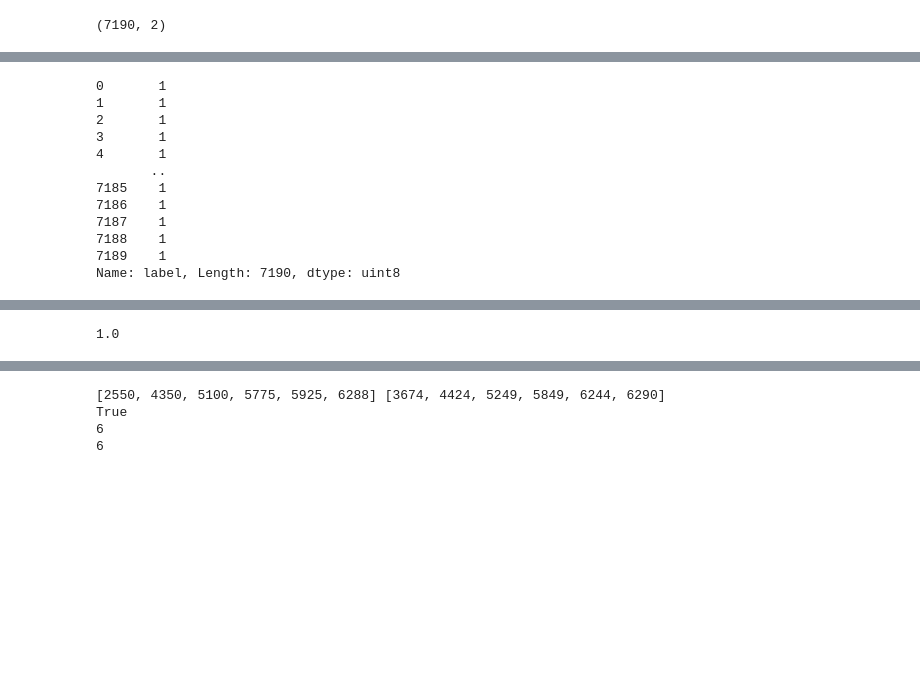
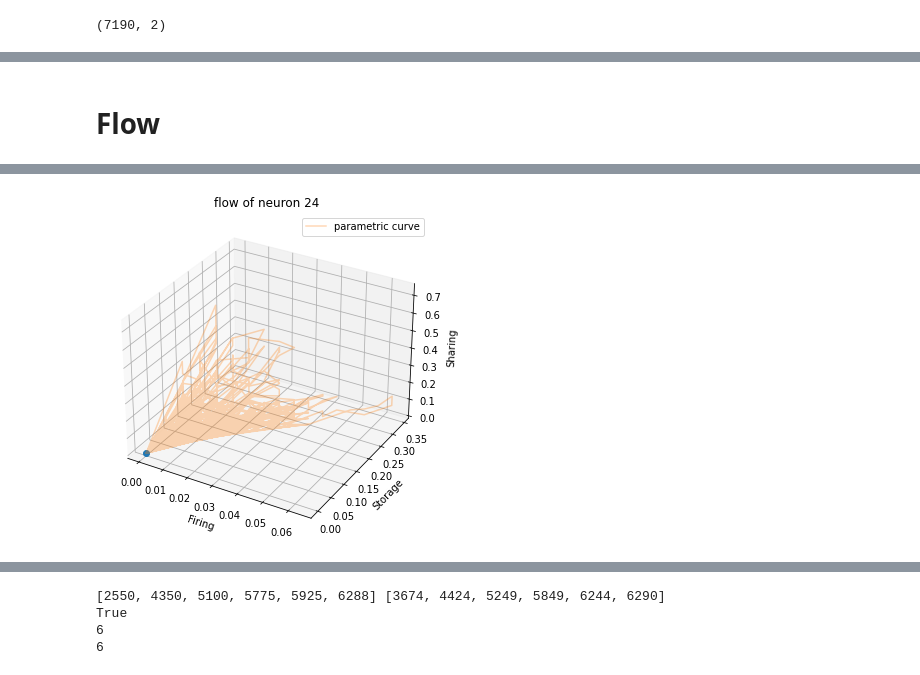
Before and after one commit to Benjamin-Wkd/Network-Graph-Analysis, a Jupyter notebook: load Matlab struct.ipynb, the cells around one changed output, grey strips where cells are left out. Drawn from its saved outputs; the diff is of its cells as text; code cells hidden in the pictures; blank space fills up the shorter version.

Commit message:
flow in video with time and state

```diff
--- a/load Matlab struct.ipynb
+++ b/load Matlab struct.ipynb
@@ -754,6 +752,11 @@ print(tsne_result.shape) # (nwin, n_components)
 # Plot the result of our TSNE with the label color coded
 # A lot of the stuff here is about making the plot look pretty and not TSNE
 label = spec
+label_spec = nwin*[0]
+for time in range(nwin):
+  if label==1: label_spec[time] = 'Theta'
+  else : label_spec[time] = 'SWS'
+
 tsne_result_df = pd.DataFrame({'tsne_1': tsne_result[:,1], 'tsne_2': tsne_result[:,0], 'label': label})
 fig, ax = plt.subplots(figsize=(10,6))
 sns.scatterplot(x='tsne_1', y='tsne_2', hue='label', data=tsne_result_df, ax=ax, s=12, palette = sns.color_palette(n_colors=len(np.unique(label))), legend=['THE', 'SO'])
@@ -766,19 +769,6 @@ ax.legend(bbox_to_anchor=(1.05, 1), loc=2, borderaxespad=0.0)
 # %% [output]
 <matplotlib.legend.Legend at 0x...>
 [interactive output not drawn]
-# %%
-tsne_result_df['label']
-# %% [output]
-0       1
-1       1
-2       1
-3       1
-4       1
-       ..
-7185    1
-7186    1
-7187    1
-7188    1
-7189    1
-Name: label, Length: 7190, dtype: uint8
+# %% [markdown]
+# Flow
 # %%
@@ -869,28 +864,48 @@ No handles with labels found to put in legend.
 <matplotlib.legend.Legend at 0x...>
 [interactive output not drawn]
 # %%
+# Animated flow
+
 import matplotlib.animation as animation
+# from IPython import display
+plt.rcParams['animation.ffmpeg_path'] = '/mnt/c/Users/waked/ffmpeg/bin/ffmpeg.exe'
 
-fig = plt.figure()
+label_spec = nwin*[0]
+for time in range(nwin):
+  if spec[time]==1: label_spec[time] = 'Theta'
+  else : label_spec[time] = 'SWS'
+
+n = 24 # chosen neuron
+
+fig = plt.figure(figsize=(15,6))
 ax = fig.add_subplot(projection='3d')
 
 # create the parametric curve
-x=Firing[:,1]
-y=Storage[:,1]
-z=InDegs[:,1]
+x=Firing[:,n]
+y=Storage[:,n]
+z=InDegs[:,n]
+time_text = ax.text(0, 0, 0, '', transform=ax.transAxes)
+state_text = ax.text(0, 0, -.5, '', transform=ax.transAxes)
 
 # create the first plot
 point, = ax.plot([x[0]], [y[0]], [z[0]], 'o')
+time_text.set_text('')
+state_text.set_text('')
 line, = ax.plot(x, y, z, alpha=.3, label='parametric curve')
+ax.set_xlabel('Firing')
+ax.set_ylabel('Storage')
+ax.set_zlabel('Sharing')
+ax.set_title('flow of neuron ' + str(n))
 ax.legend()
 
-# second option - move the point position at every frame
-def update_point(n, x, y, z, point):
+# move the point position at every frame
+def update_point(n, x, y, z, point, time_text, state_text):
     point.set_data(np.array([x[n], y[n]]))
     point.set_3d_properties(z[n], 'z')
-    return point
+    time_text.set_text('time = %.1f' % n)
+    state_text.set_text('state = ' + label_spec[n])
+    print(n)
+    return point, time_text, state_text
 
-ani=animation.FuncAnimation(fig, update_point, frames=99, fargs=(x, y, z, point))
-
-plt.show()
+ani = animation.FuncAnimation(fig, update_point, frames=nwin, interval=5, fargs=(x, y, z, point, time_text, state_text), save_count=nwin)
 # %% [output]
@@ -897,0 +912 @@ plt.show()
+[figure, added]
@@ -912,4 +912,0 @@ plt.show()
-# %%
-x[0]
-# %% [output]
-1.0
```
Also changed, not shown: parts of 7 cells of this notebook.
